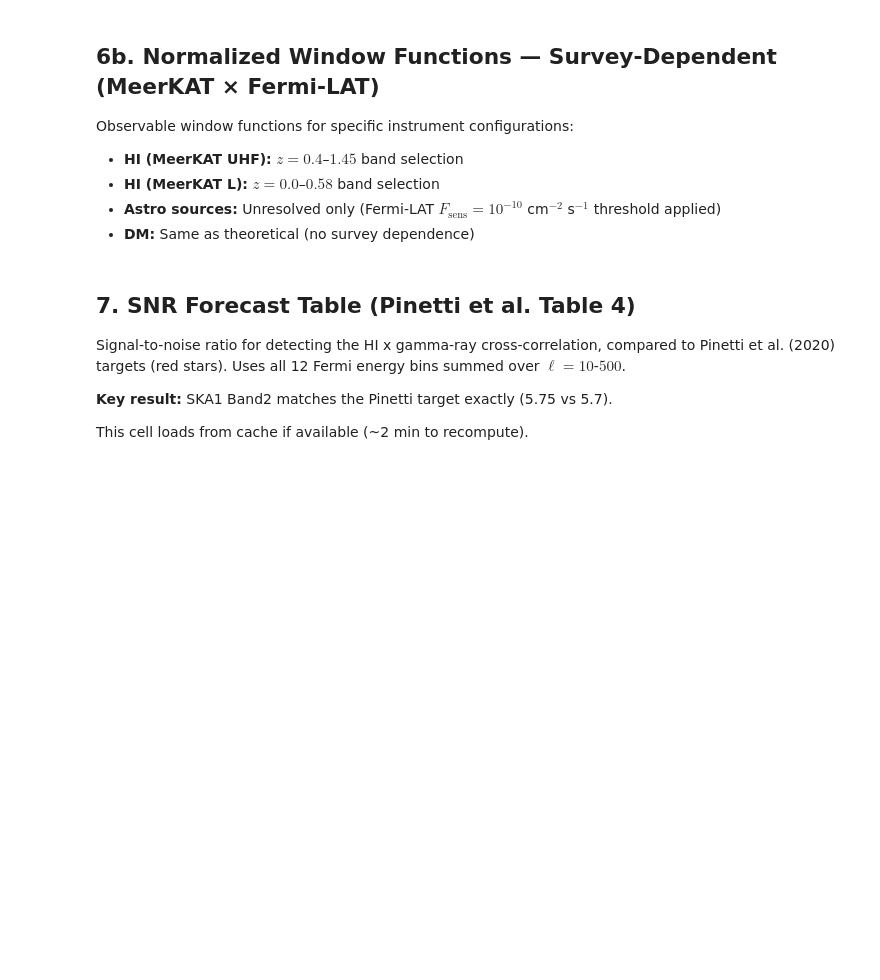
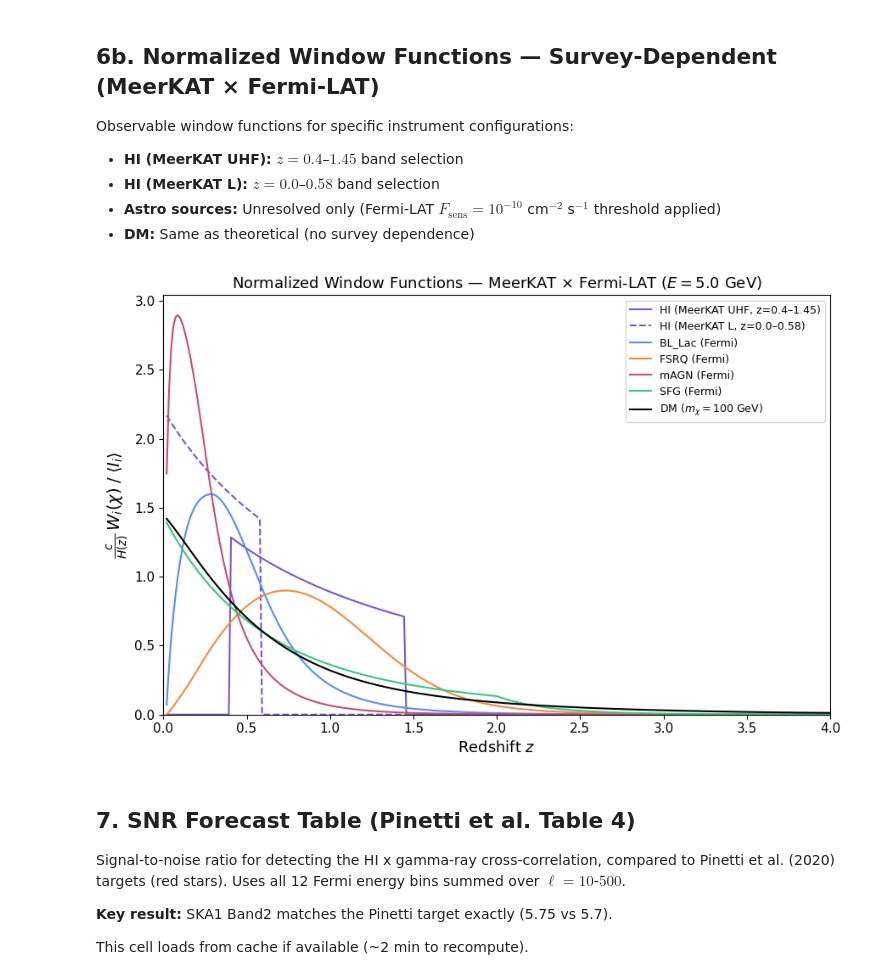
Before and after one commit to raw-asparagus/hixugrb, a Jupyter notebook: notebooks/pipeline_validation.ipynb, the cells around one changed output. Saved outputs shown, nothing was run; the diff lists cells and outputs as text; code cells hidden in the pictures; blank space fills up the shorter version.

```diff
--- a/notebooks/pipeline_validation.ipynb
+++ b/notebooks/pipeline_validation.ipynb
@@ -273,34 +277,36 @@ for src in astro_srcs:
 W_dm2 = np.array([dm.W_gamma_DM(E_ref, z, m_chi) for z in z_plot2]) * dchi_dz2
 
 # --- Normalize ---
 I_hi_bands = {name: np.sum(W_hi_bands[name]) * dz2 for name, *_ in bands}
 I_astro2 = {src: np.sum(W_astro_unresolved[src]) * dz2 for src in astro_srcs}
 I_dm2 = np.sum(W_dm2) * dz2
 
 # --- Plot ---
 fig, ax = plt.subplots(figsize=(9, 6))
 
 for name, zlo, zhi, ls in bands:
     I = I_hi_bands[name]
     if I > 0:
         ax.plot(z_plot2, W_hi_bands[name] / I, color='C4', ls=ls, lw=1.5,
                 label=f'HI (MeerKAT {name}, z={zlo}–{zhi})')
 
 for src, color in [('BL_Lac', 'C0'), ('FSRQ', 'C1'), ('mAGN', 'C2'), ('SFG', 'C3')]:
     I = I_astro2[src]
     if I > 0:
         ax.plot(z_plot2, W_astro_unresolved[src] / I, color=color, lw=1.5,
                 label=f'{src} (Fermi)')
 
 if I_dm2 > 0:
     ax.plot(z_plot2, W_dm2 / I_dm2, color='k', lw=1.5,
             label=f'DM ($m_\\chi={m_chi:.0f}$ GeV)')
 
 ax.set_xlabel('Redshift $z$', fontsize=13)
-ax.set_ylabel(r'$W_i(z)\;/\;\langle I_i \rangle$', fontsize=13)
+ax.set_ylabel(r'$\frac{c}{H(z)}\,W_i(\chi)\;/\;\langle I_i \rangle$', fontsize=14)
 ax.set_title(f'Normalized Window Functions — MeerKAT × Fermi-LAT ($E = {E_ref}$ GeV)', fontsize=13)
 ax.legend(fontsize=9, loc='upper right'); ax.set_xlim(0, 4); ax.set_ylim(bottom=0)
 fig.tight_layout()
+# %% [output]
+[figure, added]
 # %% [markdown]
 ## 7. SNR Forecast Table (Pinetti et al. Table 4)
 
```
Also changed, not shown: parts of 4 cells of this notebook.
